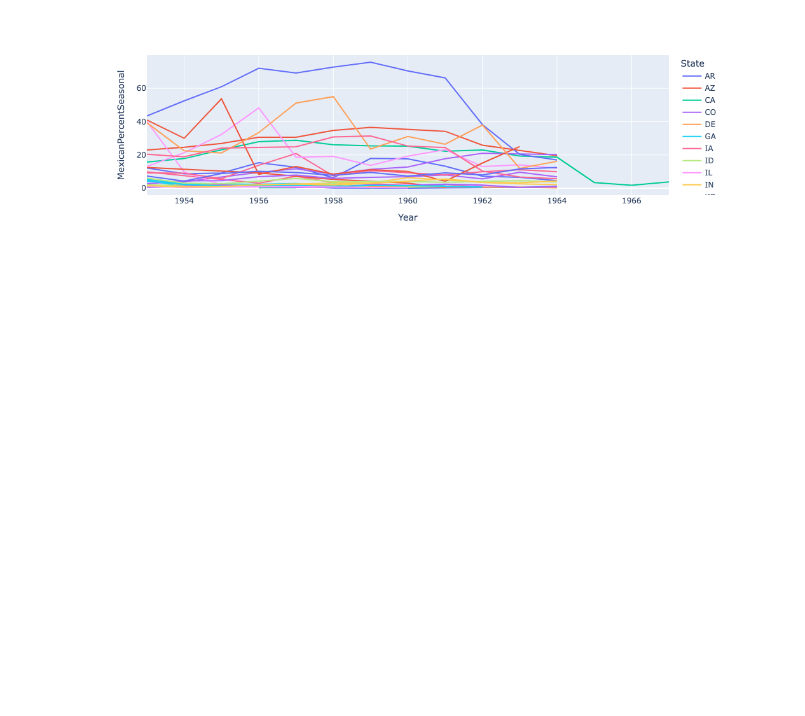
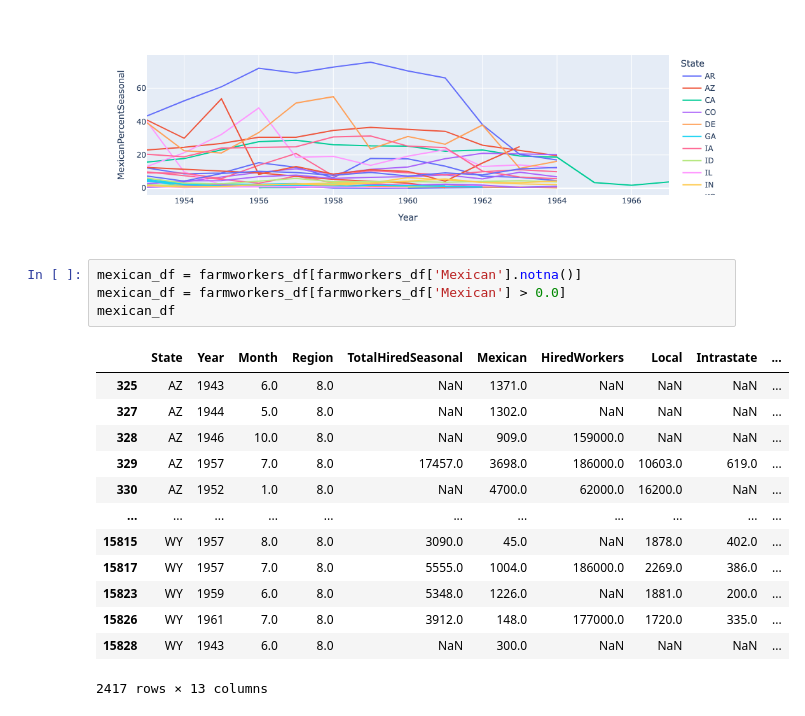
Before and after one commit to kyliefmiller/research-project, a Jupyter notebook: notebooks/mexican-analysis.ipynb, the cells around one changed output. Cells and saved outputs as stored; diff of their text form; blank space fills up the shorter version.

```diff
--- a/notebooks/mexican-analysis.ipynb
+++ b/notebooks/mexican-analysis.ipynb
@@ -182,3 +182,21 @@ fig2 = px.line(seasonal_year, x='Year', y='MexicanPercentSeasonal', color='State
 fig2.show()
 # %% [output]
 [figure]
+# %%
+mexican_df = farmworkers_df[farmworkers_df['Mexican'].notna()]
+mexican_df = farmworkers_df[farmworkers_df['Mexican'] > 0.0]
+mexican_df
+# %% [output]
+|  | State | Year | Month | Region | TotalHiredSeasonal | Mexican | HiredWorkers | Local | Intrastate | ... |
+| 325 | AZ | 1943 | 6.0 | 8.0 | NaN | 1371.0 | NaN | NaN | NaN | ... |
+| 327 | AZ | 1944 | 5.0 | 8.0 | NaN | 1302.0 | NaN | NaN | NaN | ... |
+| 328 | AZ | 1946 | 10.0 | 8.0 | NaN | 909.0 | 159000.0 | NaN | NaN | ... |
+| 329 | AZ | 1957 | 7.0 | 8.0 | 17457.0 | 3698.0 | 186000.0 | 10603.0 | 619.0 | ... |
+| 330 | AZ | 1952 | 1.0 | 8.0 | NaN | 4700.0 | 62000.0 | 16200.0 | NaN | ... |
+| ... | ... | ... | ... | ... | ... | ... | ... | ... | ... | ... |
+| 15815 | WY | 1957 | 8.0 | 8.0 | 3090.0 | 45.0 | NaN | 1878.0 | 402.0 | ... |
+| 15817 | WY | 1957 | 7.0 | 8.0 | 5555.0 | 1004.0 | 186000.0 | 2269.0 | 386.0 | ... |
+| 15823 | WY | 1959 | 6.0 | 8.0 | 5348.0 | 1226.0 | NaN | 1881.0 | 200.0 | ... |
+| 15826 | WY | 1961 | 7.0 | 8.0 | 3912.0 | 148.0 | 177000.0 | 1720.0 | 335.0 | ... |
+| 15828 | WY | 1943 | 6.0 | 8.0 | NaN | 300.0 | NaN | NaN | NaN | ... |
+2417 rows × 13 columns
```
Also changed, not shown: parts of 10 cells of this notebook, 3 other files.
